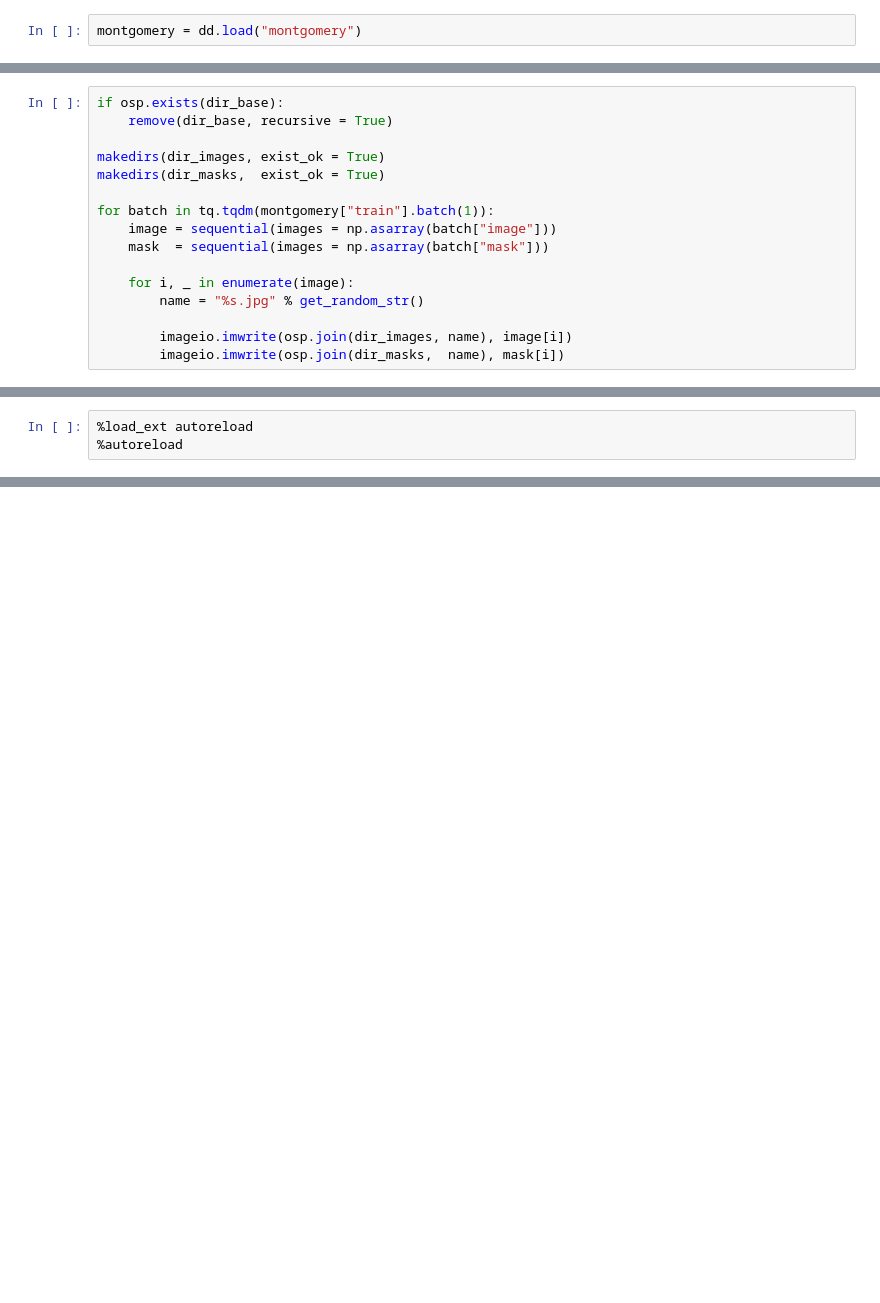
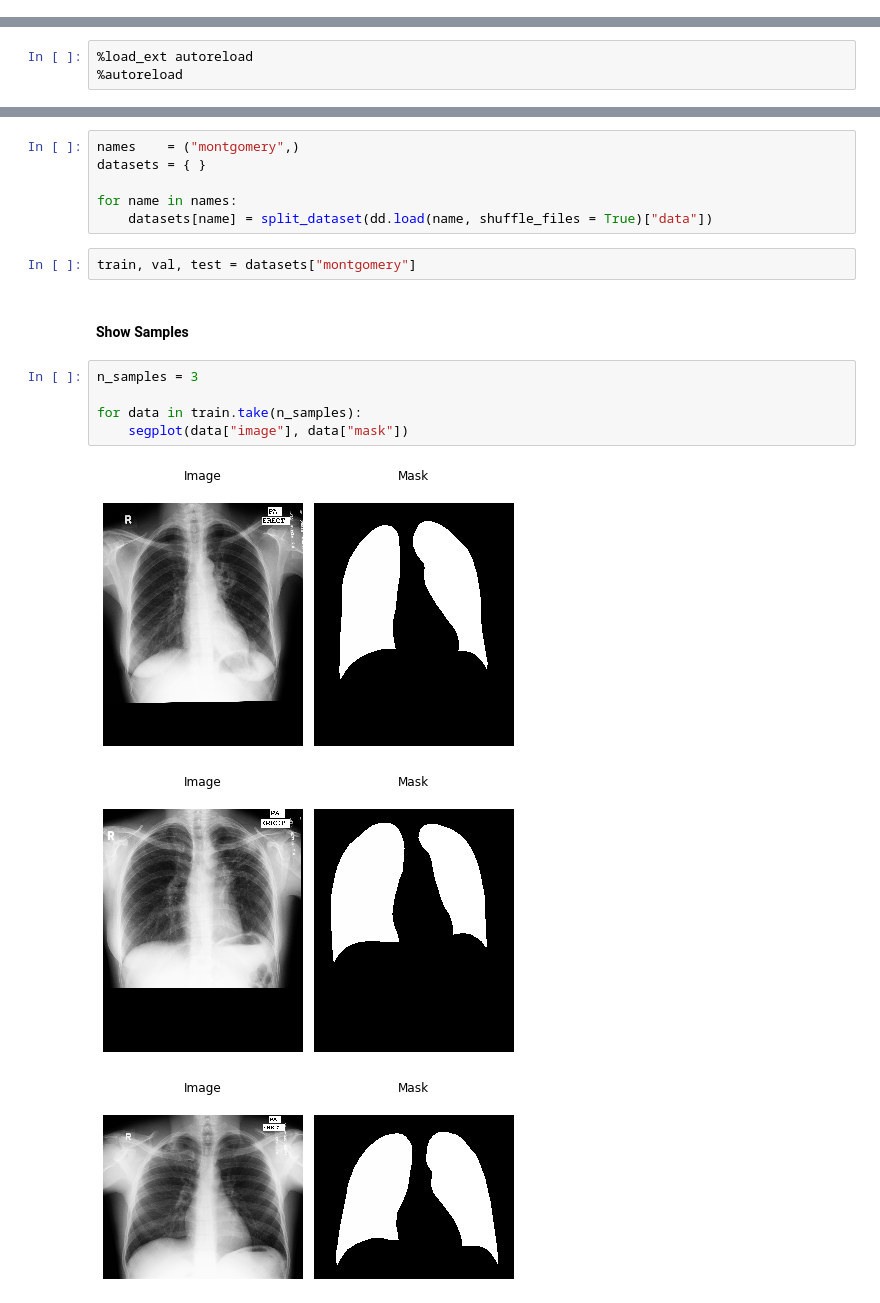
Before and after one commit to achillesrasquinha/deeply, a Jupyter notebook: docs/source/notebooks/Lung Segmentation using UNets.ipynb, the cells around one changed output, grey strips where cells are left out. Cells and saved outputs as stored; diff of their text form; blank space fills up the shorter version.

```diff
--- a/docs/source/notebooks/Lung Segmentation using UNets.ipynb
+++ b/docs/source/notebooks/Lung Segmentation using UNets.ipynb
@@ -5,2 +0,0 @@ import deeply.datasets as dd
-# %%
-montgomery = dd.load("montgomery")
@@ -33,16 +0,0 @@ sequential = iaa.Sequential([
-# %%
-if osp.exists(dir_base):
-    remove(dir_base, recursive = True)
-
-makedirs(dir_images, exist_ok = True)
-makedirs(dir_masks,  exist_ok = True)
-
-for batch in tq.tqdm(montgomery["train"].batch(1)):
-    image = sequential(images = np.asarray(batch["image"]))
-    mask  = sequential(images = np.asarray(batch["mask"]))
-
-    for i, _ in enumerate(image):
-        name = "%s.jpg" % get_random_str()
-
-        imageio.imwrite(osp.join(dir_images, name), image[i])
-        imageio.imwrite(osp.join(dir_masks,  name), mask[i])
@@ -70,0 +17,19 @@ unet_img_out_shape = unet.output_shape[1:-1]
+# %%
+names    = ("montgomery",)
+datasets = { }
+
+for name in names:
+    datasets[name] = split_dataset(dd.load(name, shuffle_files = True)["data"])
+# %%
+train, val, test = datasets["montgomery"]
+# %% [markdown]
+#### Show Samples
+# %%
+n_samples = 3
+
+for data in train.take(n_samples):
+    segplot(data["image"], data["mask"])
+# %% [output]
+[figure, added]
+[figure, added]
+[figure, added]
```
Also changed, not shown: parts of 31 cells of this notebook, 9 other files.
